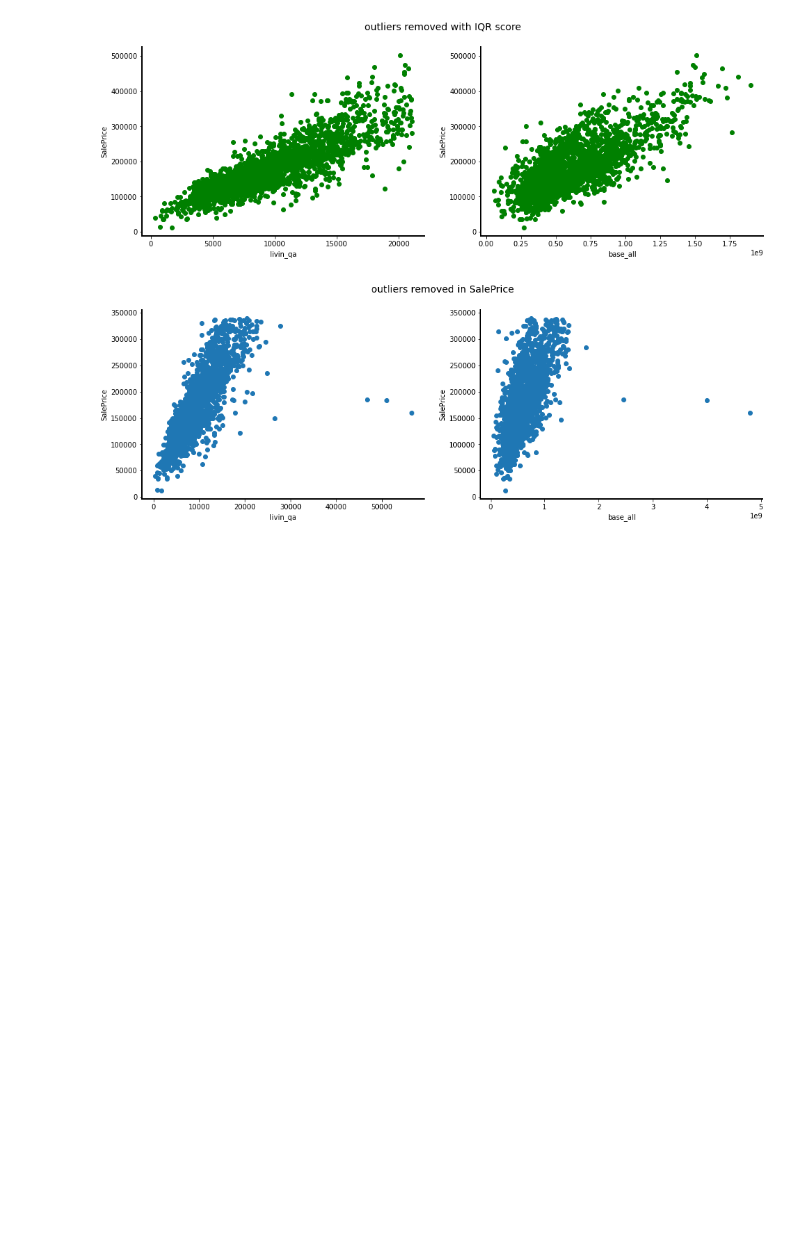
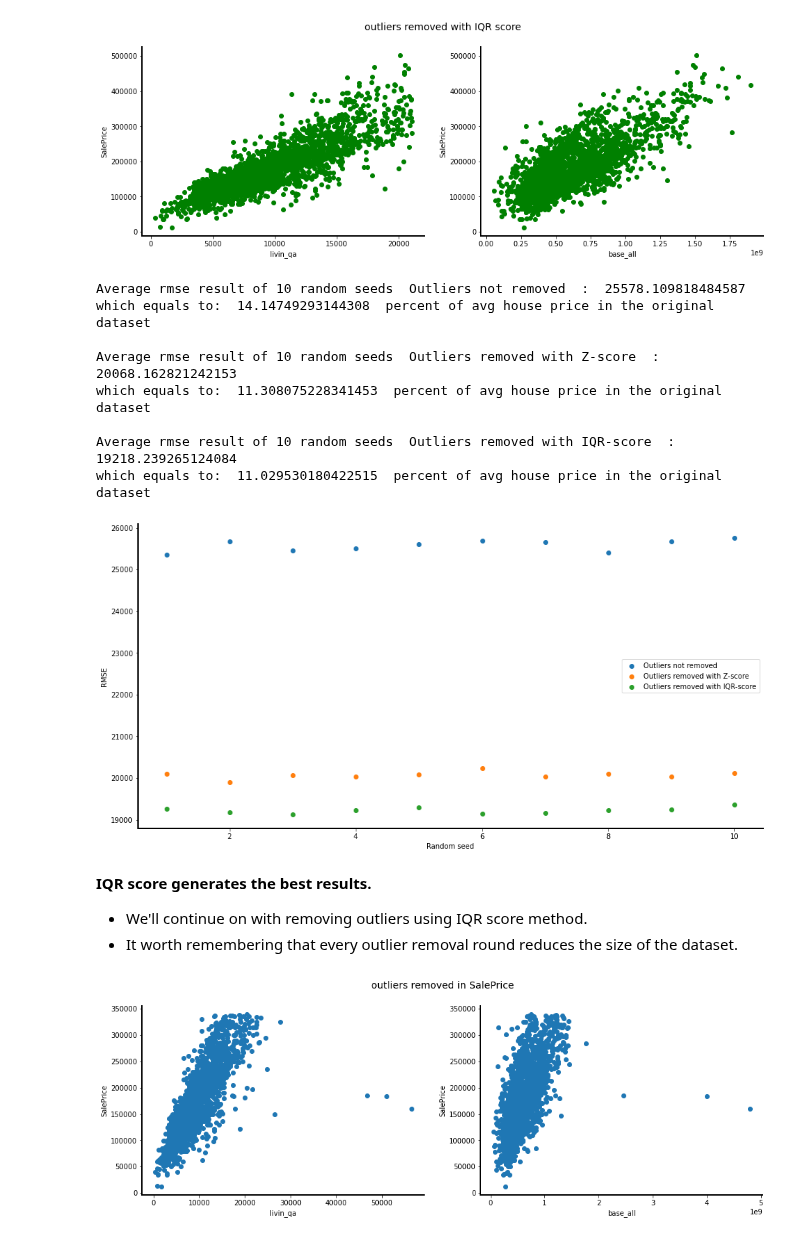
Before and after one commit to grumpyclimber/portfolio, a Jupyter notebook: ML_house_prices/houses_1-main.ipynb, the cells around one changed output. Drawn from its saved outputs; the diff is of its cells as text; code cells hidden in the pictures; blank space fills up the shorter version.

```diff
--- a/ML_house_prices/houses_1-main.ipynb
+++ b/ML_house_prices/houses_1-main.ipynb
@@ -583,6 +595,43 @@ plt.show()
 [figure]
 [figure]
 [figure]
+# %%
+from scipy import stats
+fig, ax = plt.subplots(figsize=(16,8))
+df_list = [df_q4, df_test1, df_test2]
+labels = ['Outliers not removed', 'Outliers removed with Z-score', 'Outliers removed with IQR-score']
+ln=-1
+for df in df_list:
+    ln += 1
+    transform_df = transform_features2(df)
+    filtered_df = select_features3(transform_df, corr=0.01)
+    k_fold_random1 = []
+    n_list = list(range(1,11))
+    for n in n_list:
+        rmse= train_and_test2(filtered_df, k=10, r=n)
+        k_fold_random1.append(rmse)
+    print('Average rmse result of 10 random seeds ',labels[ln],' : ',np.mean(k_fold_random1))
+    print('which equals to: ',
+          np.mean(k_fold_random1)/ df['SalePrice'].mean() *100,' percent of avg house price in the original dataset')
+    print(' ')
+    plt.scatter(n_list, k_fold_random1, label=labels[ln])
+    spines(ax)
+plt.legend()
+plt.show()
+# %% [output]
+Average rmse result of 10 random seeds  Outliers not removed  :  25578.109818484587
+which equals to:  14.14749293144308  percent of avg house price in the original dataset
+
+Average rmse result of 10 random seeds  Outliers removed with Z-score  :  20068.162821242153
+which equals to:  11.308075228341453  percent of avg house price in the original dataset
+
+Average rmse result of 10 random seeds  Outliers removed with IQR-score  :  19218.239265124084
+which equals to:  11.029530180422515  percent of avg house price in the original dataset
+[figure, added]
+# %% [markdown]
+**IQR score generates the best results.**
+* We'll continue on with removing outliers using IQR score method.
+* It worth remembering that every outlier removal round reduces the size of the dataset.
 # %%
 df_2iqr = iqring(df_q4, 'SalePrice')
 df_3iqr = iqring(df_2iqr, 'livin_qa')
```
Also changed, not shown: parts of 22 cells of this notebook.
